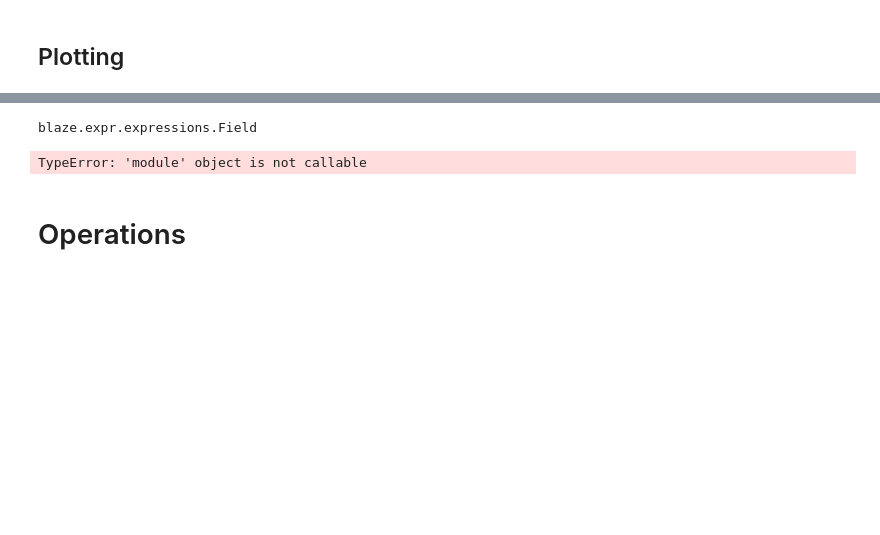
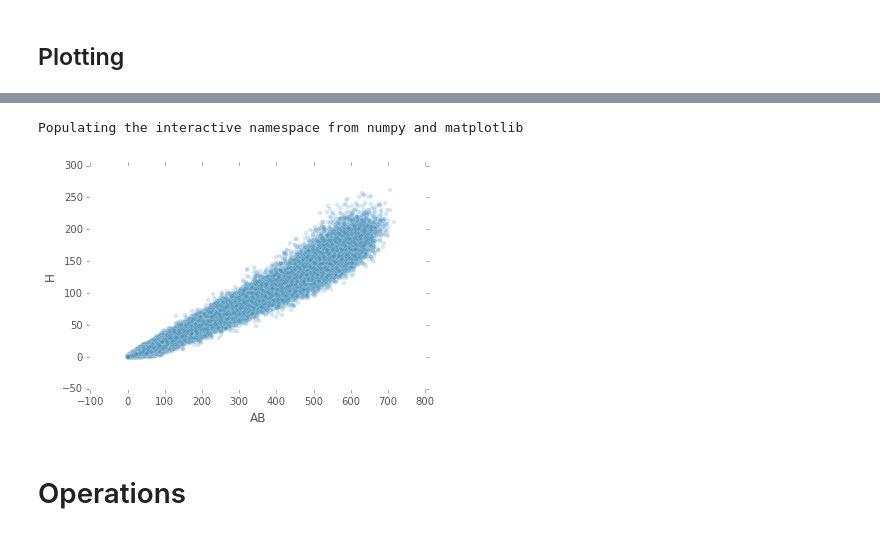
Before and after one commit to Will-So/B, a Jupyter notebook: 10 Minutes Blaze.ipynb, the cells around one changed output, grey strips where cells are left out. Drawn from its saved outputs; the diff is of its cells as text; code cells hidden in the pictures; blank space fills up the shorter version.

Commit message:
40% done with 10 minutes Blaze. More fun with slicing

```diff
--- a/10 Minutes Blaze.ipynb
+++ b/10 Minutes Blaze.ipynb
@@ -214,2 +234,4 @@ df.H.max()
 # %%
 import pandas as pd
+from odo import odo
+pandas_df = odo(df, pd.DataFrame)
@@ -218,11 +238,13 @@ import odo
-# %%
-type(df)
-# %% [output]
-blaze.expr.expressions.Field
-# %%
-odo(df, pd.DataFrame)
-# %% [output]
-TypeError: 'module' object is not callable
+# %%
+import matplotlib
+matplotlib.style.use('ggplot')
+%pylab inline
+# %% [output]
+Populating the interactive namespace from numpy and matplotlib
+# %%
+_ = pandas_df.plot(kind='scatter', x='AB', y='H', alpha=.2)
+# %% [output]
+[figure, added]
 # %% [markdown]
 # Operations
 # %% [markdown]
```
Also changed, not shown: parts of 45 cells of this notebook, 3 other files.
